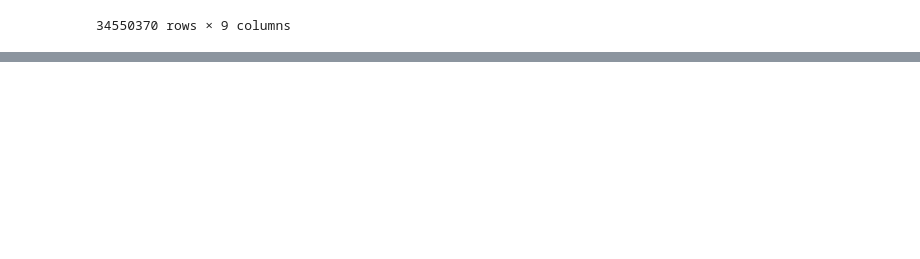
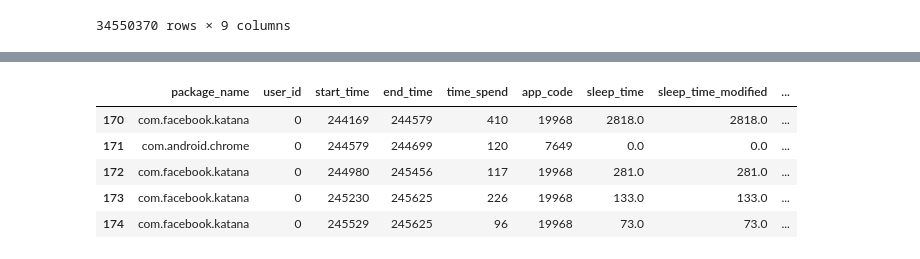
Before and after one commit to ClaraAndersen/motifs_and_competition_in_app_usage, a Jupyter notebook: data_exploration.ipynb, the cells around one changed output, grey strips where cells are left out. Drawn from its saved outputs; the diff is of its cells as text; code cells hidden in the pictures; blank space fills up the shorter version.

```diff
--- a/data_exploration.ipynb
+++ b/data_exploration.ipynb
@@ -219,0 +236,2 @@ MemoryError: Unable to allocate 243. MiB for an array with shape (254450422,) an
+# %%
+data2.loc[list(data2[(data2.app_code==data2.previous_app_code)& (data2.sleep_time<=10*60)&(data2.sleep_time>0)].index-1),"end_time"]=data2.loc[list(data2[(data2.app_code==data2.previous_app_code)& (data2.sleep_time<=10*60)&(data2.sleep_time>0)].index),"end_time"].to_list()
@@ -219,0 +258,9 @@ MemoryError: Unable to allocate 243. MiB for an array with shape (254450422,) an
+# %%
+data2.iloc[170:175,:]
+# %% [output]
+|  | package_name | user_id | start_time | end_time | time_spend | app_code | sleep_time | sleep_time_modified | ... |
+| 170 | com.facebook.katana | 0 | 244169 | 244579 | 410 | 19968 | 2818.0 | 2818.0 | ... |
+| 171 | com.android.chrome | 0 | 244579 | 244699 | 120 | 7649 | 0.0 | 0.0 | ... |
+| 172 | com.facebook.katana | 0 | 244980 | 245456 | 117 | 19968 | 281.0 | 281.0 | ... |
+| 173 | com.facebook.katana | 0 | 245230 | 245625 | 226 | 19968 | 133.0 | 133.0 | ... |
+| 174 | com.facebook.katana | 0 | 245529 | 245625 | 96 | 19968 | 73.0 | 73.0 | ... |
```
Also changed, not shown: parts of 15 cells of this notebook.
